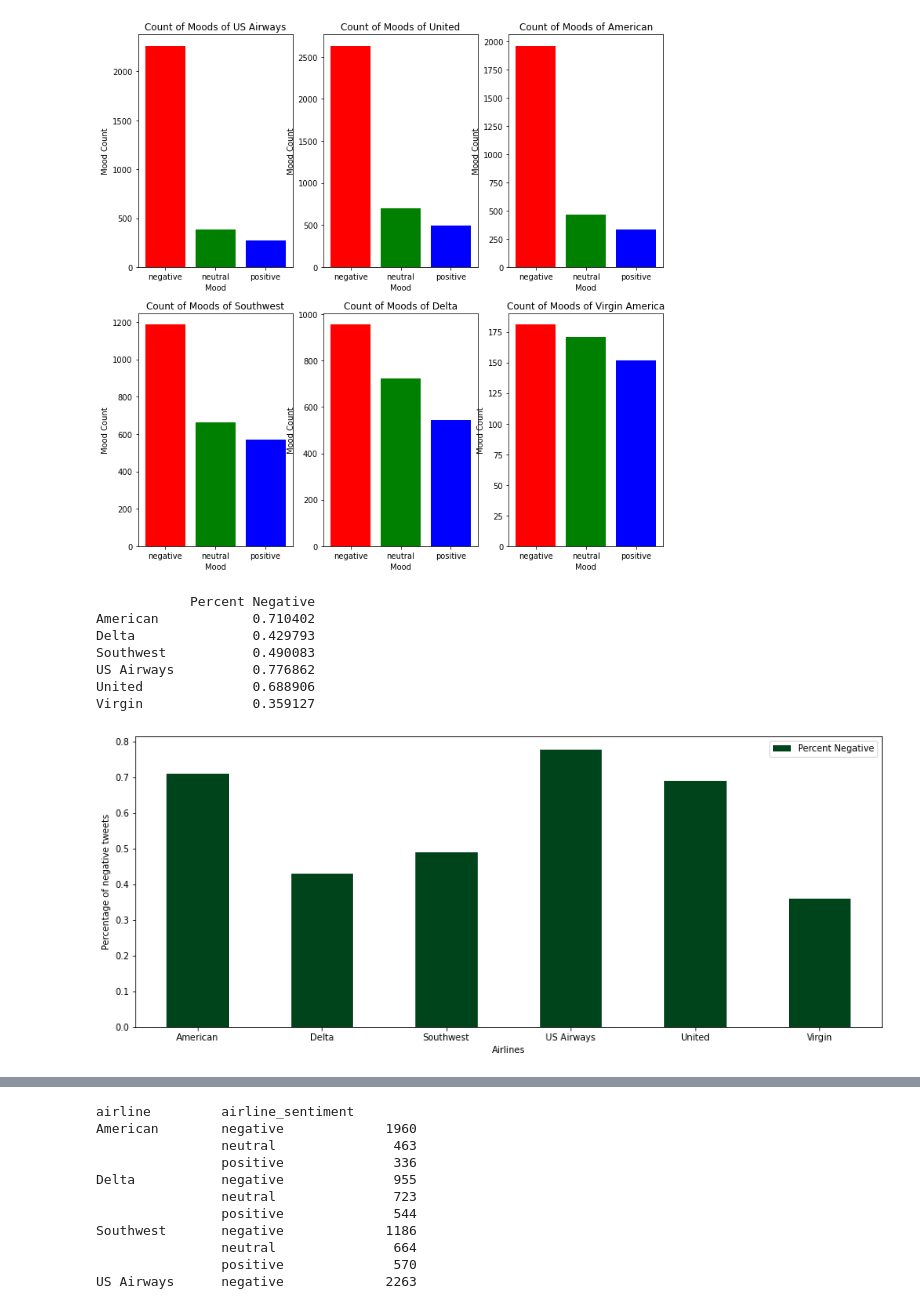
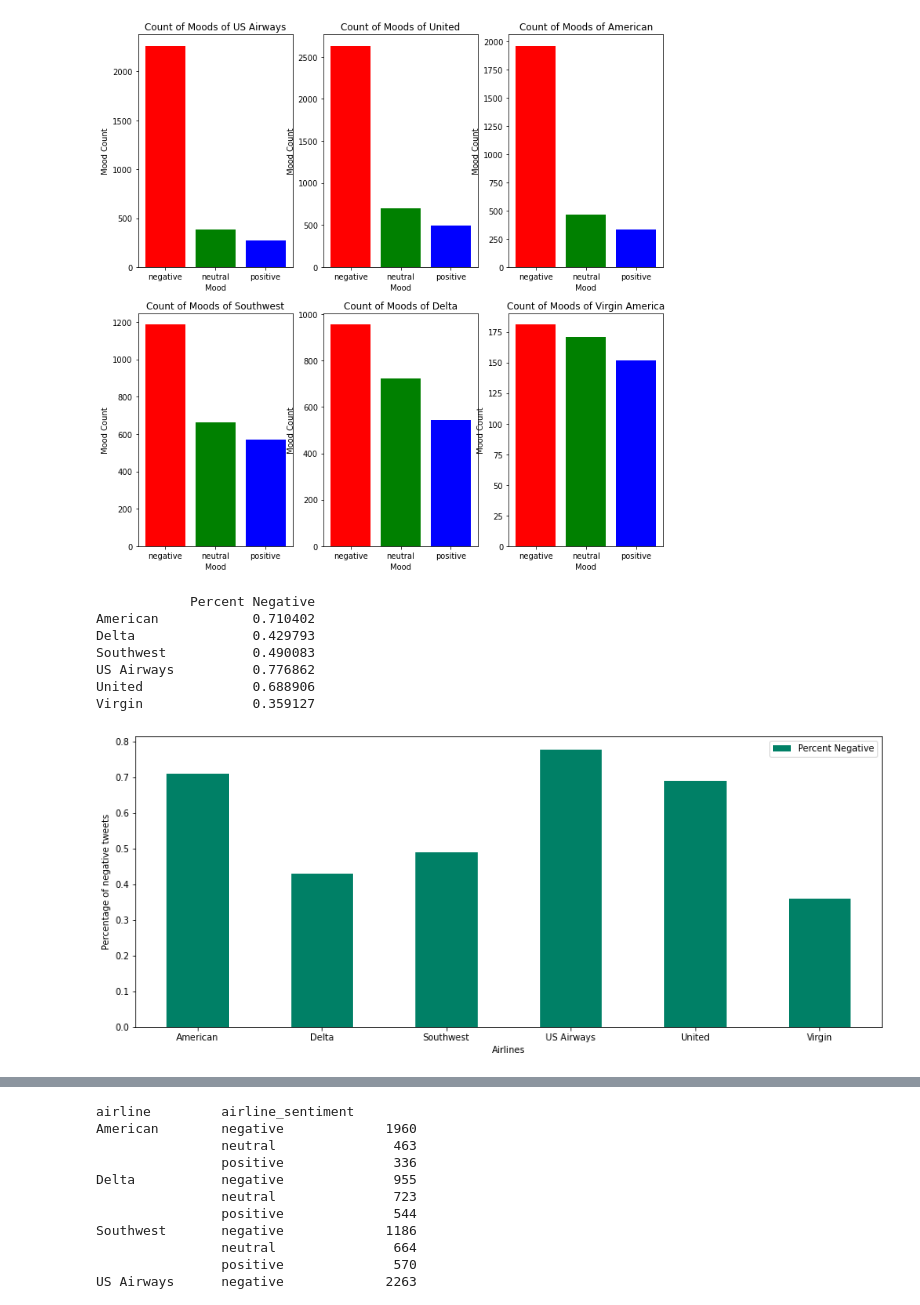
Before and after one commit to Armans3838/TwitterFlightSentiment, a Jupyter notebook: a1.ipynb, the cells around one changed output, grey strips where cells are left out. Drawn from its saved outputs; the diff is of its cells as text; code cells hidden in the pictures.

```diff
--- a/a1.ipynb
+++ b/a1.ipynb
@@ -207,25 +252,25 @@ Name: airline_sentiment, dtype: int64
 # %%
 neg_tweets = data.groupby(['airline','airline_sentiment']).count().iloc[:,0]
 total_tweets = data.groupby(['airline'])['airline_sentiment'].count()
 
 my_dict = {'American':neg_tweets[0] / total_tweets[0],'Delta':neg_tweets[3] / total_tweets[1],'Southwest': neg_tweets[6] / total_tweets[2],
 'US Airways': neg_tweets[9] / total_tweets[3],'United': neg_tweets[12] / total_tweets[4],'Virgin': neg_tweets[15] / total_tweets[5]}
 perc = pd.DataFrame.from_dict(my_dict, orient = 'index')
 perc.columns = ['Percent Negative']
 print(perc)
-ax = perc.plot(kind = 'bar', rot=0, colormap = 'Greens_r', figsize = (15,6))
+ax = perc.plot(kind = 'bar', colormap='summer',rot=0, figsize = (15,6))
 ax.set_xlabel('Airlines')
 ax.set_ylabel('Percentage of negative tweets')
 plt.show()
 # %% [output]
             Percent Negative
 American            0.710402
 Delta               0.429793
 Southwest           0.490083
 US Airways          0.776862
 United              0.688906
 Virgin              0.359127
-[figure, old version]
+[figure, new version]
 # %%
 from turtle import color
 
```
Also changed, not shown: parts of 13 cells of this notebook, 2 other files.
